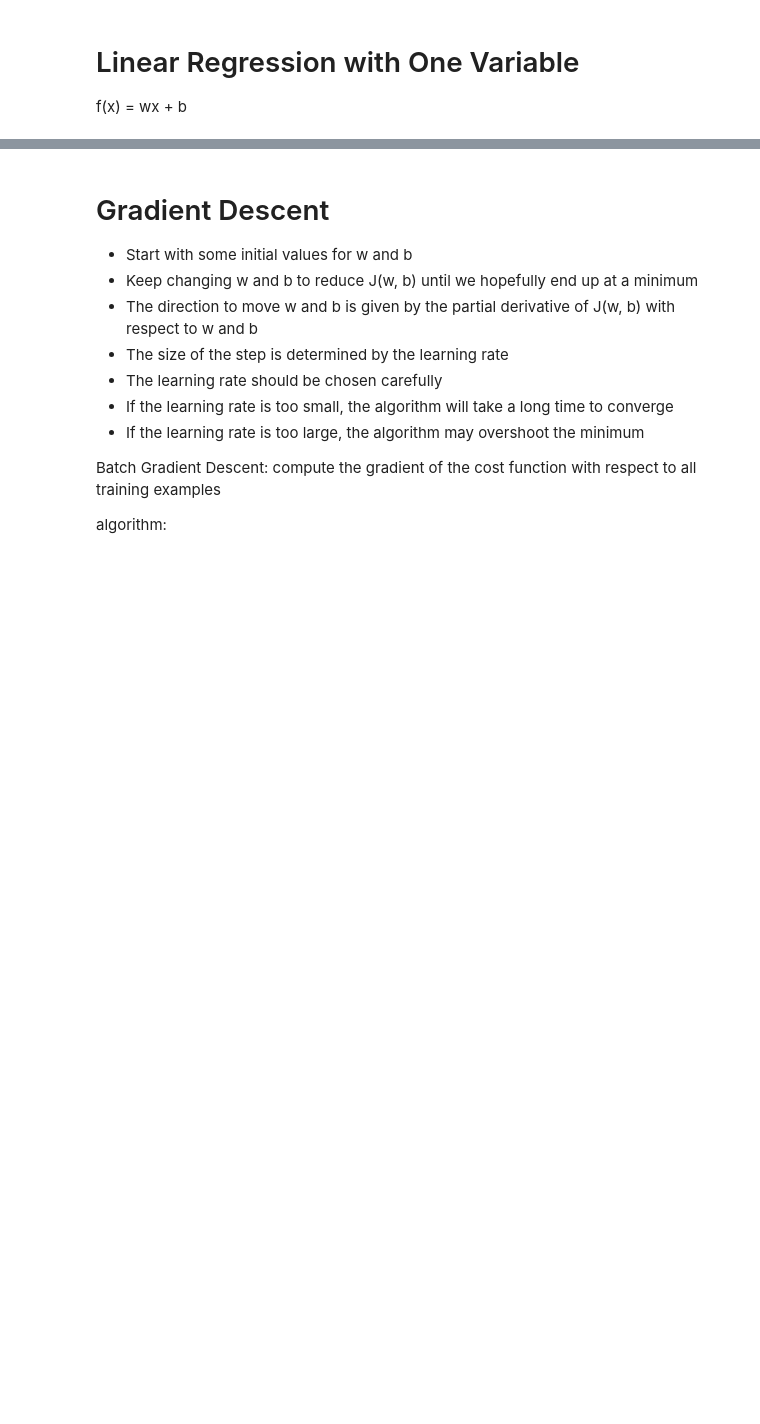
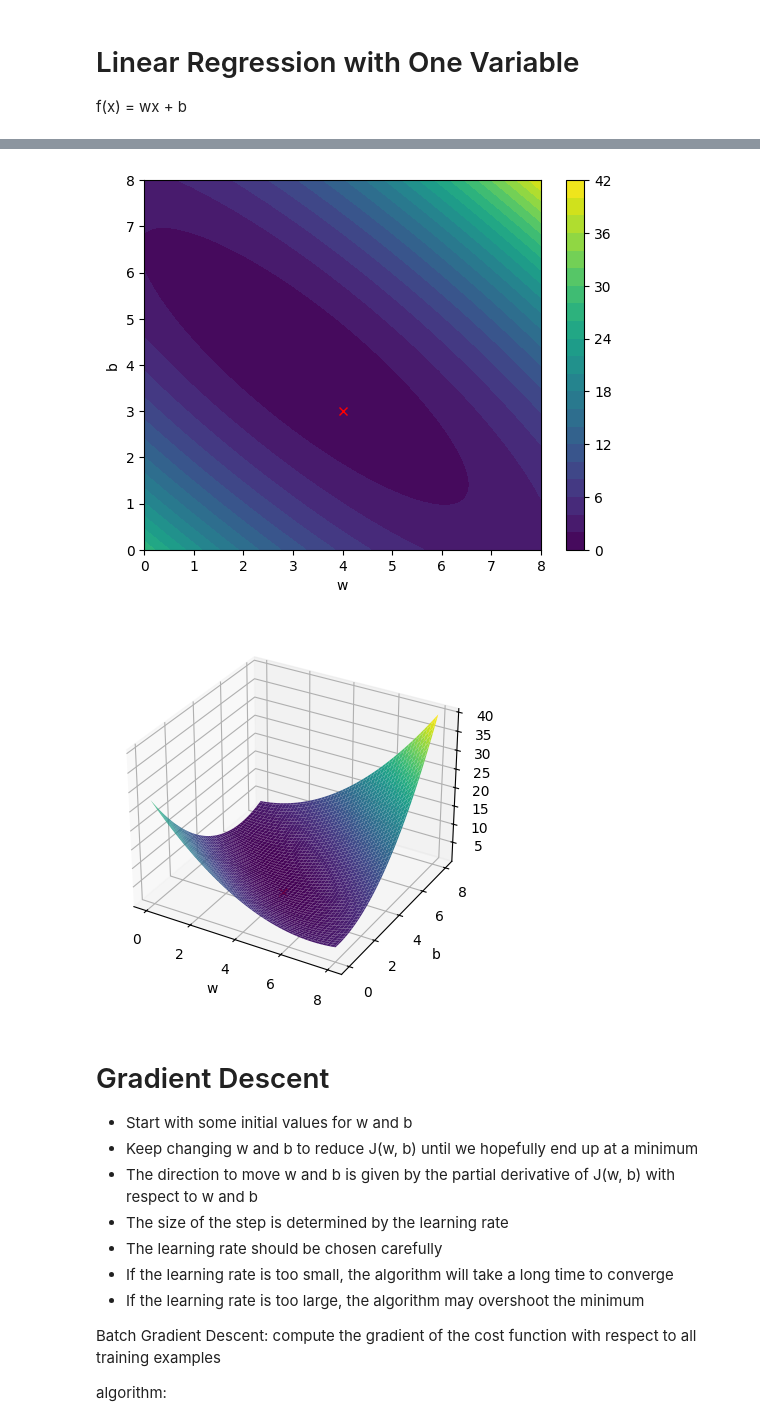
Before and after one commit to MohadesehHakimi/intro-to-machine-learning, a Jupyter notebook: Supervised Machine Learning: Regression and Classification /week 1.ipynb, the cells around one changed output, grey strips where cells are left out. Drawn from its saved outputs; the diff is of its cells as text; code cells hidden in the pictures; blank space fills up the shorter version.

```diff
--- a/Supervised Machine Learning: Regression and Classification /week 1.ipynb
+++ b/Supervised Machine Learning: Regression and Classification /week 1.ipynb
@@ -46,27 +51,42 @@ that is, the red cross is at the lowest point of the cost function
 # %%
 def compute_cost(X, y, w, b):
     """
     J(w, b) = 1/2m * sum((wx + b - y)^2)
     """
     m = len(y)
     J = 1/(2*m) * np.sum((w*X + b - y)**2)
     return J
 
 # iterate over w and b to plot the cost function
 w_vals = np.linspace(0, 8, 100)
 b_vals = np.linspace(0, 8, 100)
 J_vals = np.zeros((len(w_vals), len(b_vals)))
 
 for i in range(len(w_vals)):
     for j in range(len(b_vals)):
         J_vals[i, j] = compute_cost(X, y, w_vals[i], b_vals[j])
 
+# plot a contour plot of the cost function
 plt.contourf(w_vals, b_vals, J_vals, levels=20, cmap='viridis')
-plt.plot(4, 3, c='red', marker='x')
+plt.plot(w, b, c='red', marker='x')
 plt.colorbar()
 plt.xlabel('w')
 plt.ylabel('b')
 plt.show()
+
+# plot a 3D surface plot of the cost function
+fig = plt.figure()
+ax = fig.add_subplot(111, projection='3d')
+w_vals, b_vals = np.meshgrid(w_vals, b_vals)
+ax.plot_surface(w_vals, b_vals, J_vals, cmap='viridis')
+ax.plot([w], [b], [compute_cost(X, y, w, b)], c='red', marker='x')
+ax.set_xlabel('w')
+ax.set_ylabel('b')
+ax.set_zlabel('J')
+plt.show()
+# %% [output]
+[figure, added]
+[figure, added]
 # %% [markdown]
 Gradient Descent
 ===============================
```
Also changed, not shown: parts of 5 cells of this notebook, 2 other files.
